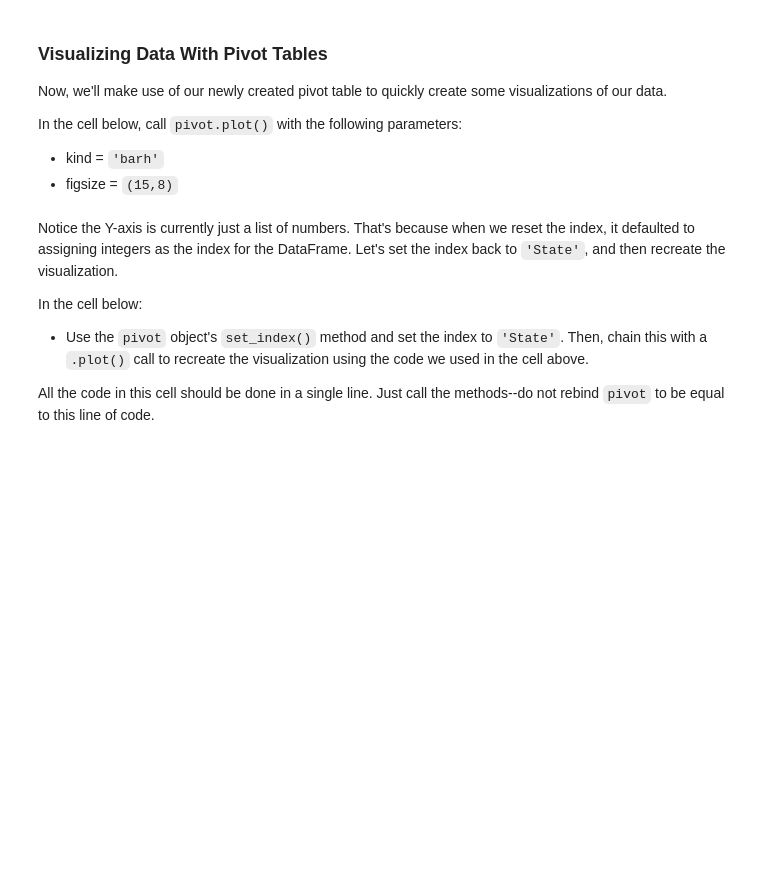
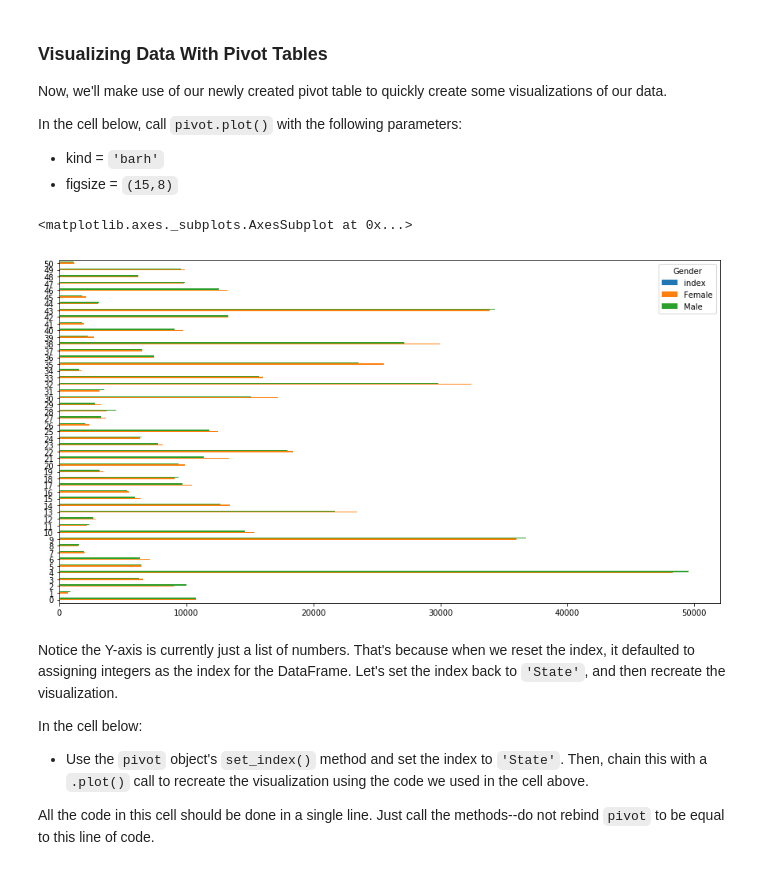
Before and after one commit to JonSolow/dsc-pivot-tables-pandas-lab-dc-ds-career-042219, a Jupyter notebook: index.ipynb, the cells around one changed output. Saved outputs shown, nothing was run; the diff lists cells and outputs as text; code cells hidden in the pictures; blank space fills up the shorter version.

```diff
--- a/index.ipynb
+++ b/index.ipynb
@@ -400,7 +400,10 @@ In the cell below, call `pivot.plot()` with the following parameters:
 * figsize = `(15,8)`
 # %%
 # Now let's make a sweet bar chart!!
-pivot.plot(kind='barh', figsize=)
+pivot.plot(kind='barh', figsize=(15,8))
+# %% [output]
+<matplotlib.axes._subplots.AxesSubplot at 0x...>
+[figure, added]
 # %% [markdown]
 Notice the Y-axis is currently just a list of numbers.  That's because when we reset the index, it defaulted to assigning integers as the index for the DataFrame.  Let's set the index back to `'State'`, and then recreate the visualization.
 
```
